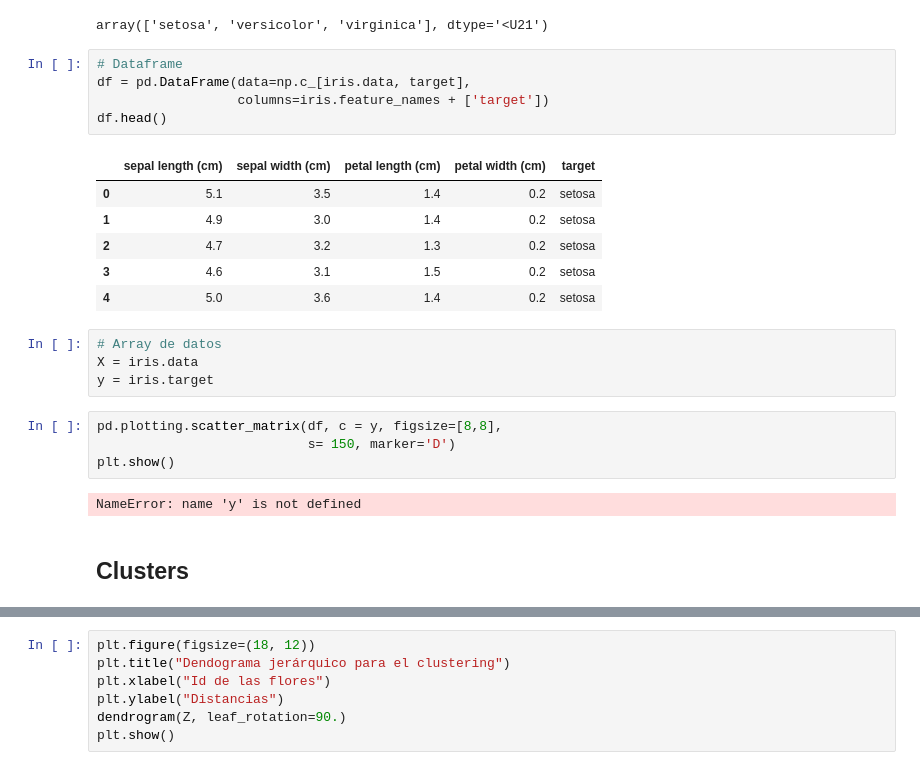
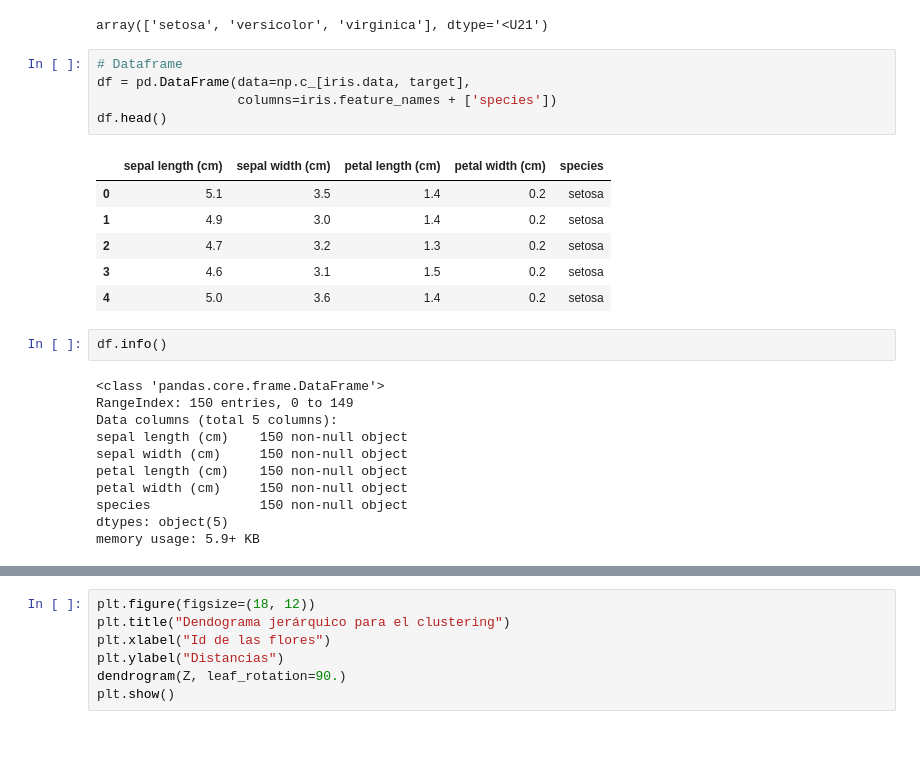
Before and after one commit to PablodelaCuesta/Machine_learning, a Jupyter notebook: Part_4_Clustering/Section 25 - Hierarchical Clustering/Clustering_jerárquico_theory.ipynb, the cells around one changed output, grey strips where cells are left out. Saved outputs shown, nothing was run; the diff lists cells and outputs as text; blank space fills up the shorter version.

Commit message:
Clustering

```diff
--- a/Part_4_Clustering/Section 25 - Hierarchical Clustering/Clustering_jerárquico_theory.ipynb
+++ b/Part_4_Clustering/Section 25 - Hierarchical Clustering/Clustering_jerárquico_theory.ipynb
@@ -107,24 +110,25 @@ array(['setosa', 'versicolor', 'virginica'], dtype='<U21')
 # %%
 # Dataframe
 df = pd.DataFrame(data=np.c_[iris.data, target],
-                  columns=iris.feature_names + ['target'])
+                  columns=iris.feature_names + ['species'])
 df.head()
 # %% [output]
-|  | sepal length (cm) | sepal width (cm) | petal length (cm) | petal width (cm) | target |
+|  | sepal length (cm) | sepal width (cm) | petal length (cm) | petal width (cm) | species |
 | 0 | 5.1 | 3.5 | 1.4 | 0.2 | setosa |
 | 1 | 4.9 | 3.0 | 1.4 | 0.2 | setosa |
 | 2 | 4.7 | 3.2 | 1.3 | 0.2 | setosa |
 | 3 | 4.6 | 3.1 | 1.5 | 0.2 | setosa |
 | 4 | 5.0 | 3.6 | 1.4 | 0.2 | setosa |
-# %%
-# Array de datos
-X = iris.data
-y = iris.target
-# %%
-pd.plotting.scatter_matrix(df, c = y, figsize=[8,8],
-                           s= 150, marker='D')
-plt.show()
-# %% [output]
-NameError: name 'y' is not defined
-# %% [markdown]
-## Clusters
+# %%
+df.info()
+# %% [output]
+<class 'pandas.core.frame.DataFrame'>
+RangeIndex: 150 entries, 0 to 149
+Data columns (total 5 columns):
+sepal length (cm)    150 non-null object
+sepal width (cm)     150 non-null object
+petal length (cm)    150 non-null object
+petal width (cm)     150 non-null object
+species              150 non-null object
+dtypes: object(5)
+memory usage: 5.9+ KB
```
Also changed, not shown: parts of 13 cells of this notebook.
